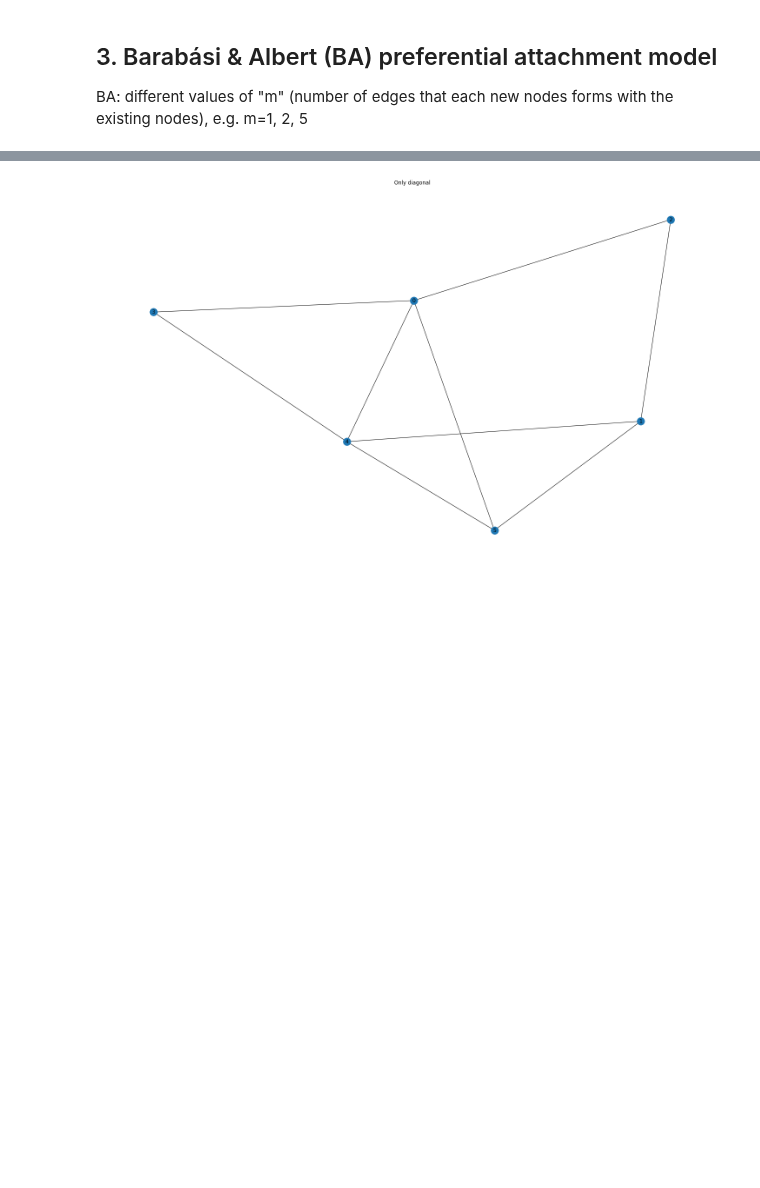
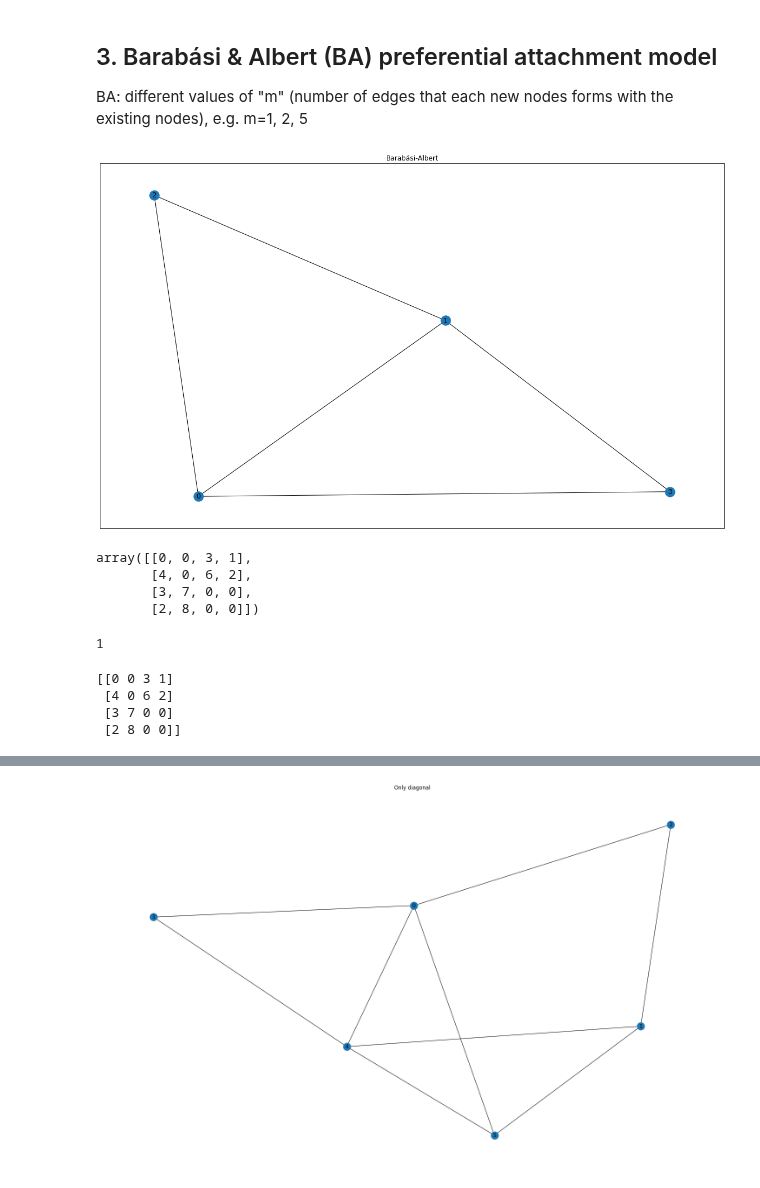
Before and after one commit to EjbejaranosAI/Complex_Networks, a Jupyter notebook: 2_Models_of_complex_networks/Main_test.ipynb, the cells around one changed output, grey strips where cells are left out. Drawn from its saved outputs; the diff is of its cells as text; code cells hidden in the pictures; blank space fills up the shorter version.

```diff
--- a/2_Models_of_complex_networks/Main_test.ipynb
+++ b/2_Models_of_complex_networks/Main_test.ipynb
@@ -245,0 +344,33 @@ BA: different values of "m" (number of edges that each new nodes forms with the
+# %%
+#PLotear inicial
+k,adjacency_M = BA_lbert(4)
+#Calcular degrees y sacar dictionary
+
+degrees, sum_degree = degrees_sum(k) # degrees and their sum
+degree_bin = generate_degree_bin(degrees) ## bins of the degrees
+degree_random = degree_sum_uniform(sum_degree) ## random value * sum of degrees
+val_bin = get_bin_index(degree_random, degree_bin)
+# %% [output]
+[figure, added]
+# %%
+adjacency_M
+# %% [output]
+array([[0, 0, 3, 1],
+       [4, 0, 6, 2],
+       [3, 7, 0, 0],
+       [2, 8, 0, 0]])
+# %%
+val_bin[1]
+# %% [output]
+1
+# %%
+a  = create_empty_graph(100)
+## asignamos la adj matrix a la ubicacion correspondiente \
+s = adjacency_M.shape
+a[:s[0],:s[1]] = adjacency_M
+print(adjacency_M)
+# %% [output]
+[[0 0 3 1]
+ [4 0 6 2]
+ [3 7 0 0]
+ [2 8 0 0]]
```
Also changed, not shown: parts of 24 cells of this notebook.
